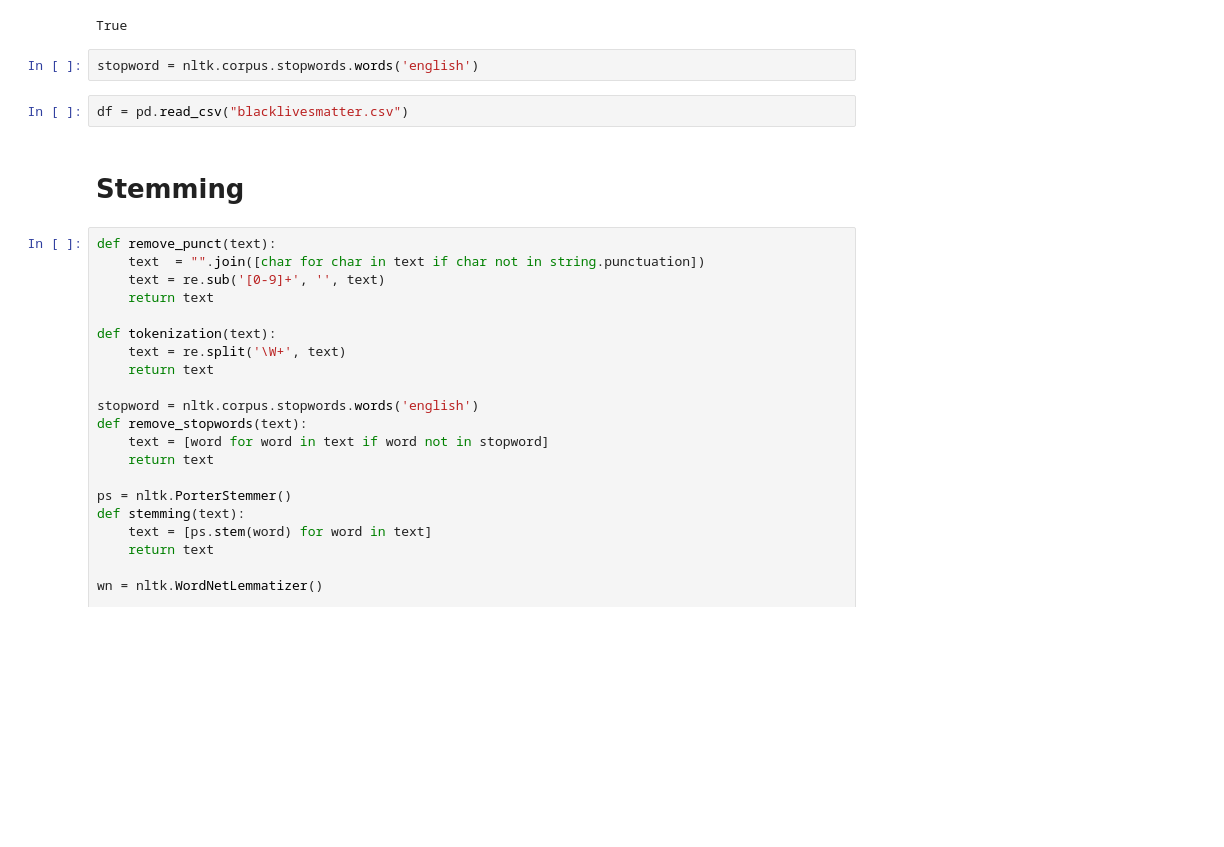
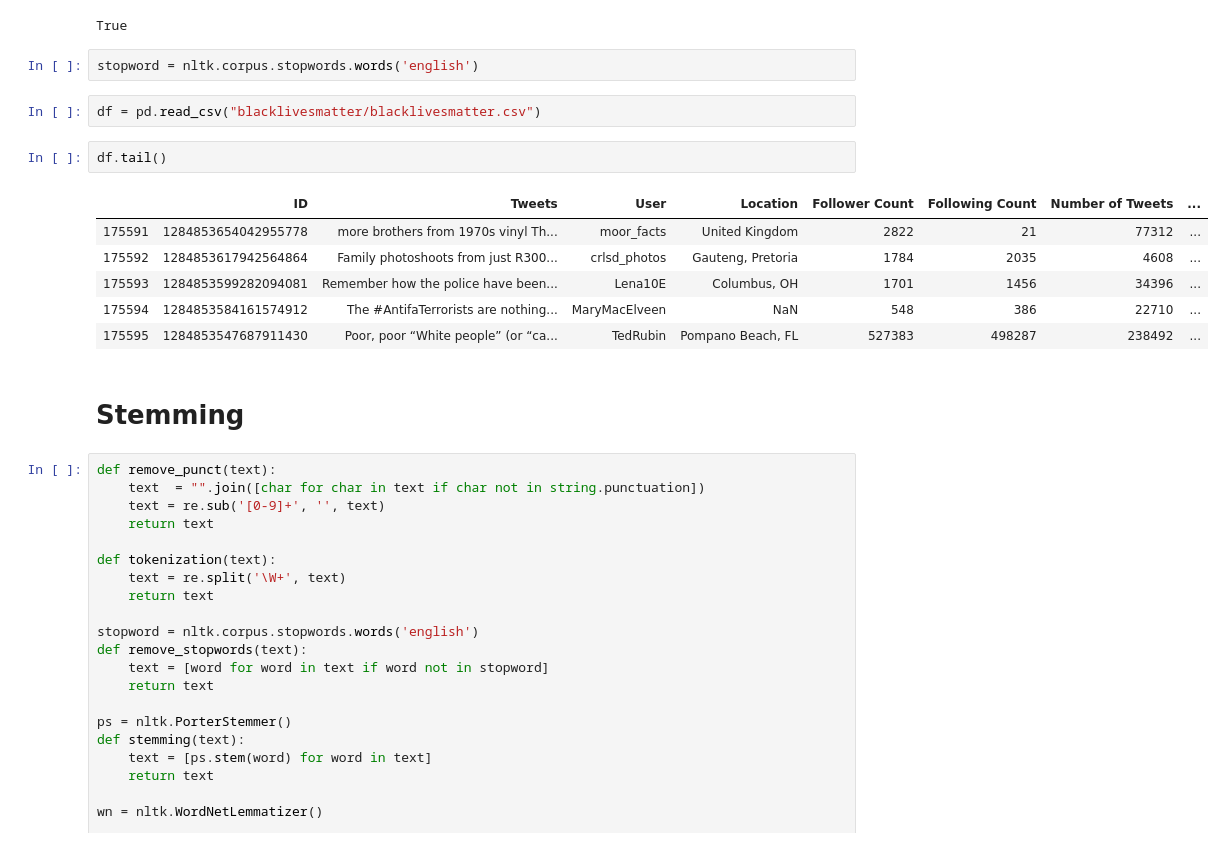
Before and after one commit to Nerolan/Twitter_Crawler, a Jupyter notebook: Untitled.ipynb, the cells around one changed output. Saved outputs shown, nothing was run; the diff lists cells and outputs as text; blank space fills up the shorter version.

```diff
--- a/Untitled.ipynb
+++ b/Untitled.ipynb
@@ -14,7 +14,16 @@ True
 # %%
 stopword = nltk.corpus.stopwords.words('english')
 # %%
-df = pd.read_csv("blacklivesmatter.csv")
+df = pd.read_csv("blacklivesmatter/blacklivesmatter.csv")
+# %%
+df.tail()
+# %% [output]
+|  | ID | Tweets | User | Location | Follower Count | Following Count | Number of Tweets | ... |
+| 175591 | 1284853654042955778 | more brothers from 1970s vinyl Th... | moor_facts | United Kingdom | 2822 | 21 | 77312 | ... |
+| 175592 | 1284853617942564864 | Family photoshoots from just R300... | crlsd_photos | Gauteng, Pretoria | 1784 | 2035 | 4608 | ... |
+| 175593 | 1284853599282094081 | Remember how the police have been... | Lena10E | Columbus, OH | 1701 | 1456 | 34396 | ... |
+| 175594 | 1284853584161574912 | The #AntifaTerrorists are nothing... | MaryMacElveen | NaN | 548 | 386 | 22710 | ... |
+| 175595 | 1284853547687911430 | Poor, poor “White people” (or “ca... | TedRubin | Pompano Beach, FL | 527383 | 498287 | 238492 | ... |
 # %% [markdown]
 # Stemming
 # %%
```
Also changed, not shown: parts of 2 cells of this notebook, 26 other files.
